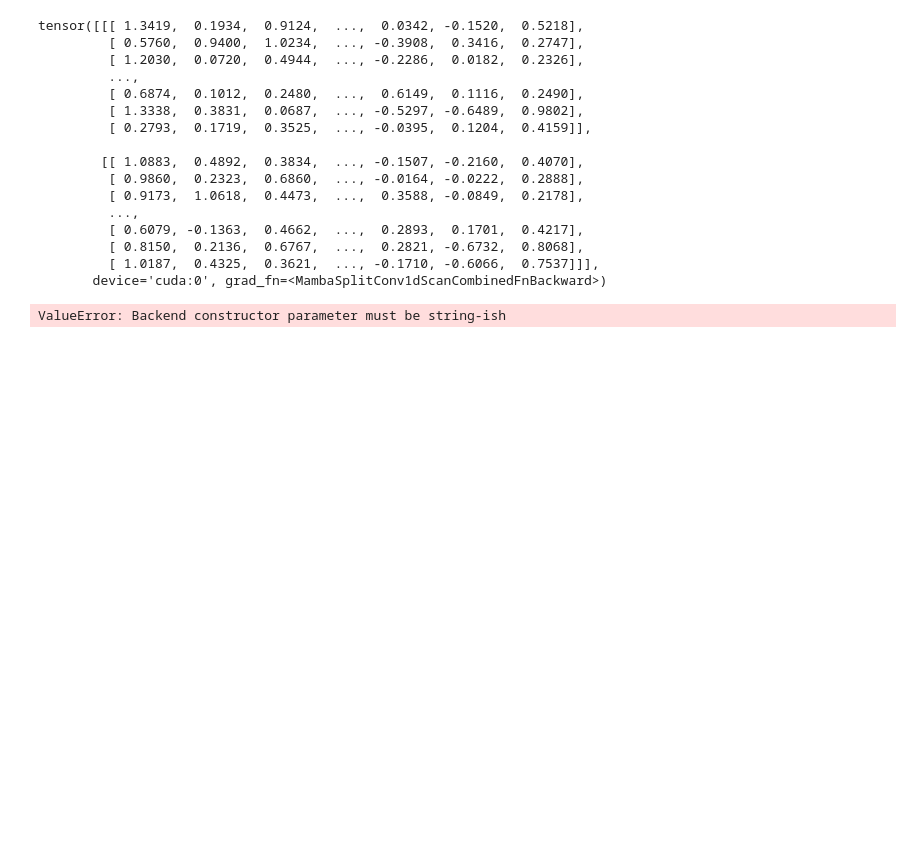
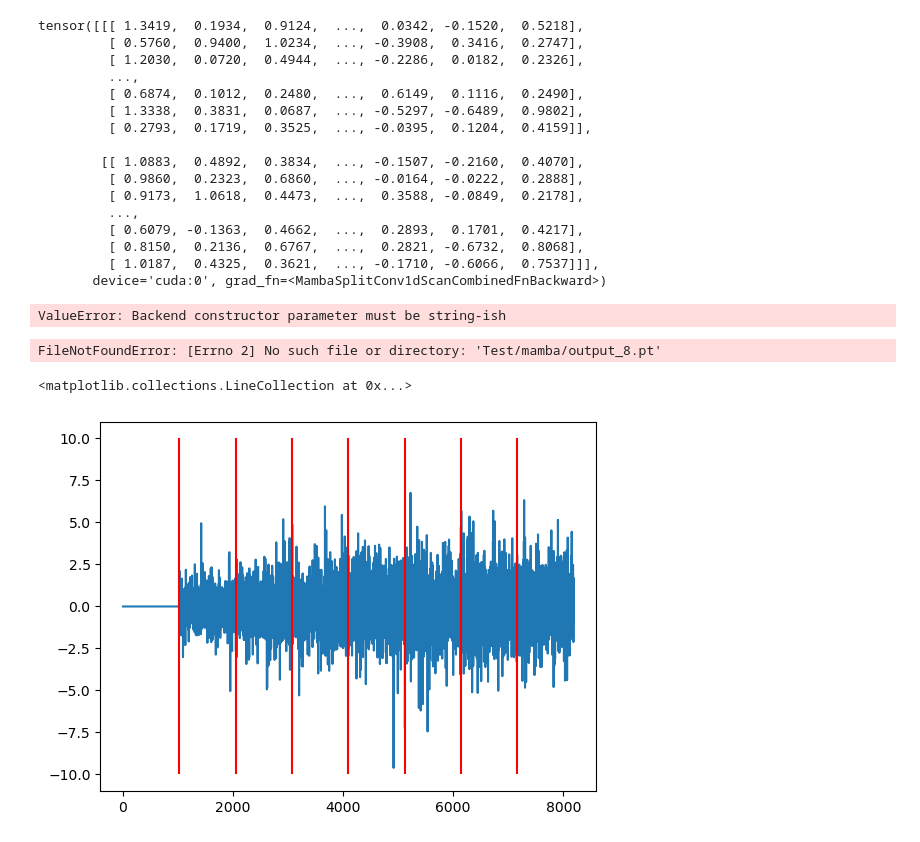
Before and after one commit to state-spaces/mamba, a Jupyter notebook: tests.ipynb, the cells around one changed output. Saved outputs shown, nothing was run; the diff lists cells and outputs as text; code cells hidden in the pictures; blank space fills up the shorter version.

```diff
--- a/tests.ipynb
+++ b/tests.ipynb
@@ -64,3 +69,23 @@ import torch.distributed as dist
 dist.init_process_group(8)
 # %% [output]
 ValueError: Backend constructor parameter must be string-ish
+# %%
+import torch
+#!ls Test/mamba/
+dist_tensor = torch.load('Test/mamba/output_8.pt')
+ser_tensor = torch.load('Test/mamba/output_1.pt')
+# %% [output]
+FileNotFoundError: [Errno 2] No such file or directory: 'Test/mamba/output_8.pt'
+# %%
+vlines = range(dist_tensor[0].shape[1],ser_tensor[0].shape[1],dist_tensor[0].shape[1])
+dist_tensor = torch.cat(dist_tensor,dim=1)
+ser_tensor = torch.cat(ser_tensor,dim=1)
+# %%
+test = (dist_tensor-ser_tensor).sum(dim=2)
+# %%
+import matplotlib.pyplot as plt
+plt.plot(test[0,:].cpu())
+plt.vlines(vlines,-10,10,'r')
+# %% [output]
+<matplotlib.collections.LineCollection at 0x...>
+[figure, added]
```
Also changed, not shown: parts of 19 cells of this notebook.
